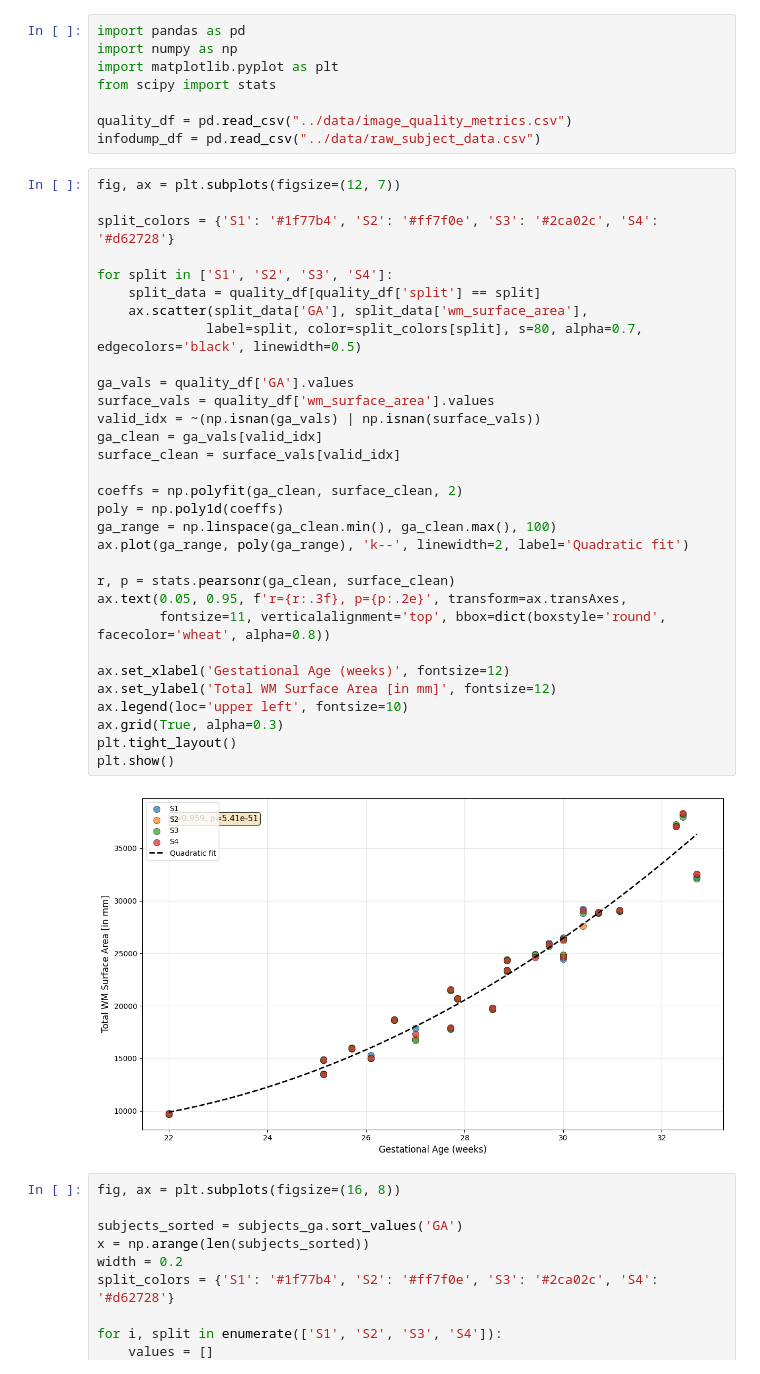
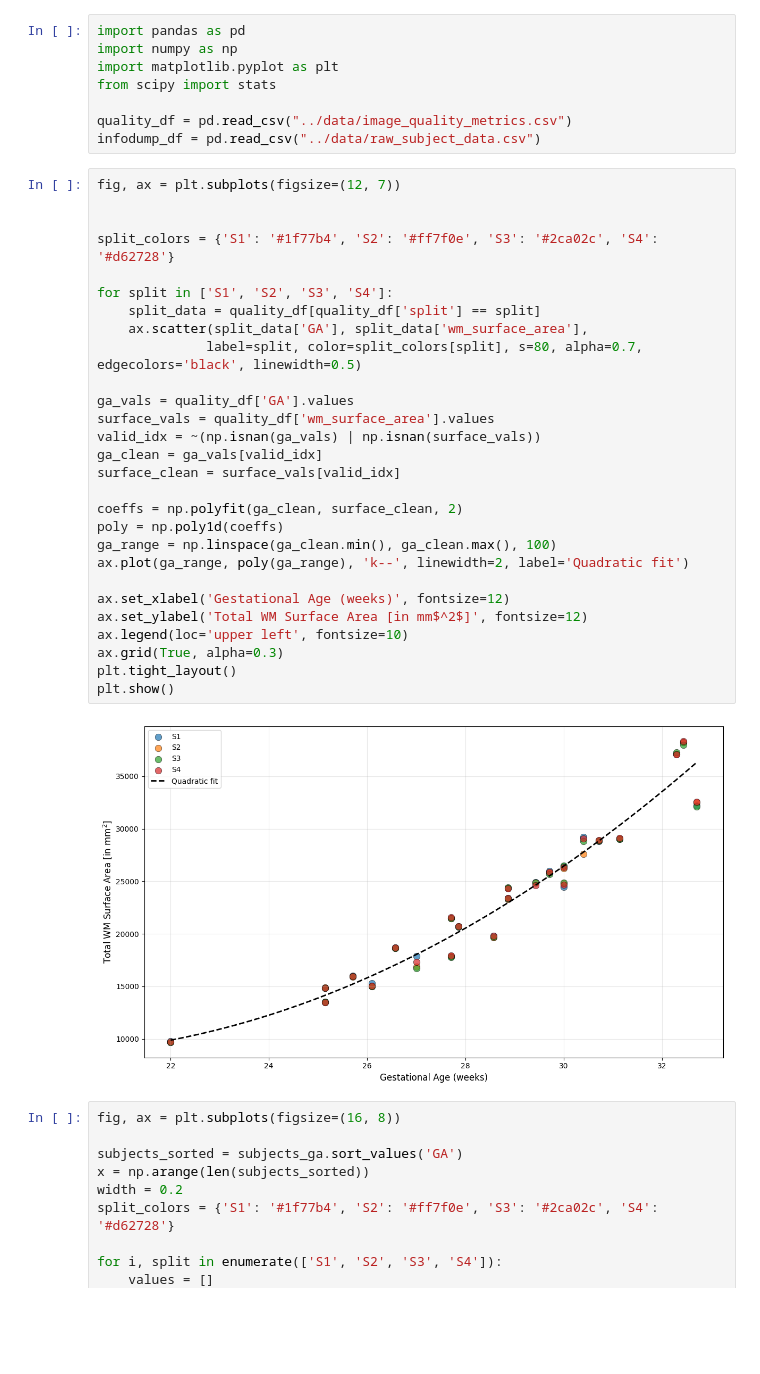
Before and after one commit to Y0z64/Reliability-analisys-FNNDSC, a Jupyter notebook: src/surface_analisys_summary.ipynb, the cells around one changed output. Cells and saved outputs as stored; diff of their text form; blank space fills up the shorter version.

```diff
--- a/src/surface_analisys_summary.ipynb
+++ b/src/surface_analisys_summary.ipynb
@@ -8,37 +8,34 @@ quality_df = pd.read_csv("../data/image_quality_metrics.csv")
 infodump_df = pd.read_csv("../data/raw_subject_data.csv")
 # %%
 fig, ax = plt.subplots(figsize=(12, 7))
+
 
 split_colors = {'S1': '#1f77b4', 'S2': '#ff7f0e', 'S3': '#2ca02c', 'S4': '#d62728'}
 
 for split in ['S1', 'S2', 'S3', 'S4']:
     split_data = quality_df[quality_df['split'] == split]
     ax.scatter(split_data['GA'], split_data['wm_surface_area'],
               label=split, color=split_colors[split], s=80, alpha=0.7, edgecolors='black', linewidth=0.5)
 
 ga_vals = quality_df['GA'].values
 surface_vals = quality_df['wm_surface_area'].values
 valid_idx = ~(np.isnan(ga_vals) | np.isnan(surface_vals))
 ga_clean = ga_vals[valid_idx]
 surface_clean = surface_vals[valid_idx]
 
 coeffs = np.polyfit(ga_clean, surface_clean, 2)
 poly = np.poly1d(coeffs)
 ga_range = np.linspace(ga_clean.min(), ga_clean.max(), 100)
 ax.plot(ga_range, poly(ga_range), 'k--', linewidth=2, label='Quadratic fit')
 
-r, p = stats.pearsonr(ga_clean, surface_clean)
-ax.text(0.05, 0.95, f'r={r:.3f}, p={p:.2e}', transform=ax.transAxes,
-        fontsize=11, verticalalignment='top', bbox=dict(boxstyle='round', facecolor='wheat', alpha=0.8))
-
 ax.set_xlabel('Gestational Age (weeks)', fontsize=12)
-ax.set_ylabel('Total WM Surface Area [in mm]', fontsize=12)
+ax.set_ylabel('Total WM Surface Area [in mm$^2$]', fontsize=12)
 ax.legend(loc='upper left', fontsize=10)
 ax.grid(True, alpha=0.3)
 plt.tight_layout()
 plt.show()
 # %% [output]
-[figure, old version]
+[figure, new version]
 # %%
 fig, ax = plt.subplots(figsize=(16, 8))
 
```
Also changed, not shown: parts of 4 cells of this notebook, 13 other files.
